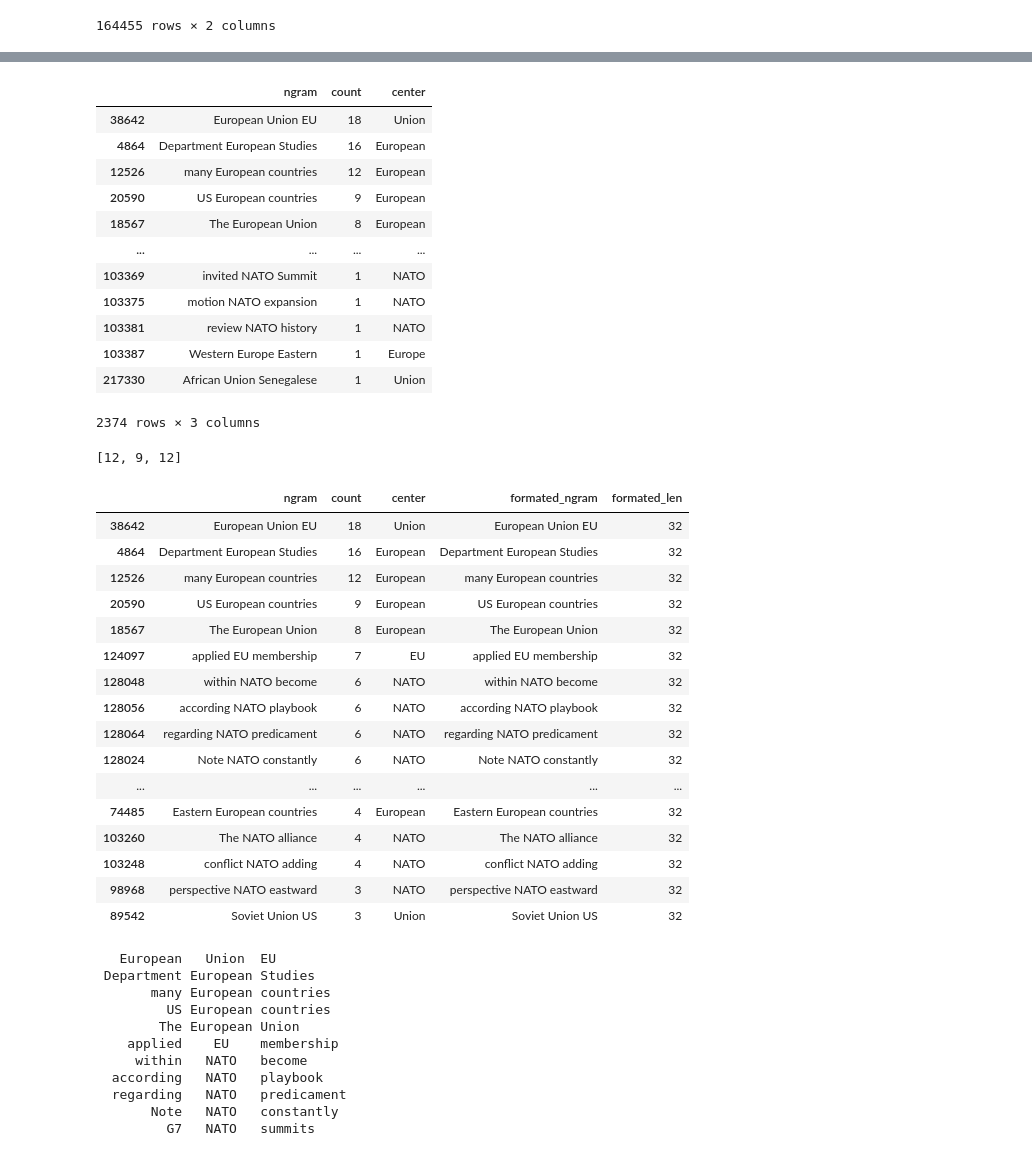
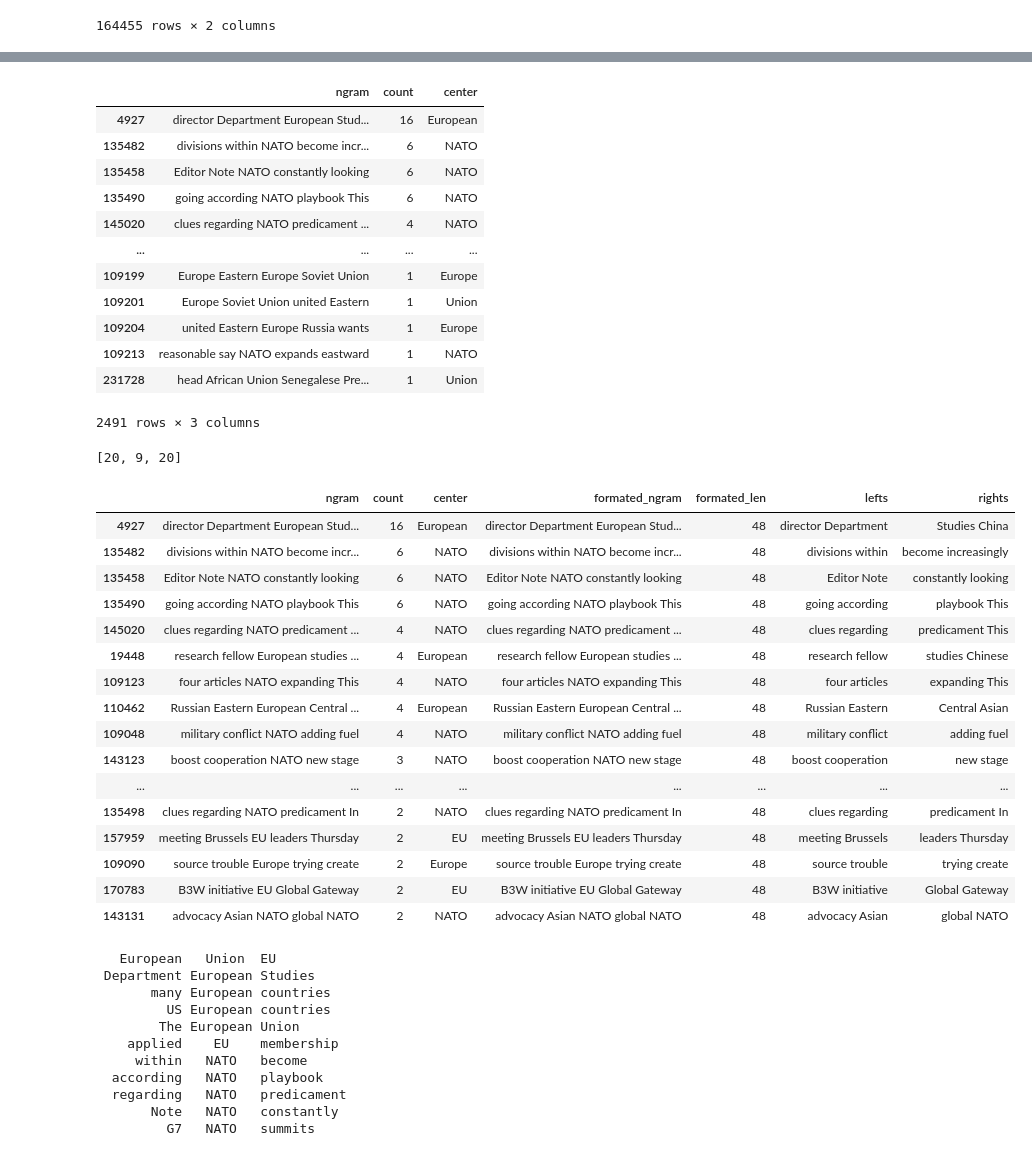
Before and after one commit to szuvarska/BScThesis-TextMiningForPoliticalScience, a Jupyter notebook: NGrams/sample.ipynb, the cells around one changed output, grey strips where cells are left out. Saved outputs shown, nothing was run; the diff lists cells and outputs as text; code cells hidden in the pictures.

Commit message:
add left and right to concordance df

```diff
--- a/NGrams/sample.ipynb
+++ b/NGrams/sample.ipynb
@@ -89,7 +89,7 @@ ngrams_df[ngrams_df['ngram'].str.contains('NATO')]
 # %%
 #ngrams with count
 from nltk import ngrams
-n = 3
+n = 5
 ngrams_list = []
 for i in range(len(df)):
     ngrams_i = ngrams(df['tokenized'][i], n)
@@ -109,18 +109,18 @@ ngrams_df_plot = ngrams_df[ngrams_df['center'].isin(filter)]
 ngrams_df_plot.sort_values(by='count', ascending=False)
 # %% [output]
 |  | ngram | count | center |
-| 38642 | European Union EU | 18 | Union |
-| 4864 | Department European Studies | 16 | European |
-| 12526 | many European countries | 12 | European |
-| 20590 | US European countries | 9 | European |
-| 18567 | The European Union | 8 | European |
+| 4927 | director Department European Stud... | 16 | European |
+| 135482 | divisions within NATO become incr... | 6 | NATO |
+| 135458 | Editor Note NATO constantly looking | 6 | NATO |
+| 135490 | going according NATO playbook This | 6 | NATO |
+| 145020 | clues regarding NATO predicament ... | 4 | NATO |
 | ... | ... | ... | ... |
-| 103369 | invited NATO Summit | 1 | NATO |
-| 103375 | motion NATO expansion | 1 | NATO |
-| 103381 | review NATO history | 1 | NATO |
-| 103387 | Western Europe Eastern | 1 | Europe |
-| 217330 | African Union Senegalese | 1 | Union |
+| 109199 | Europe Eastern Europe Soviet Union | 1 | Europe |
+| 109201 | Europe Soviet Union united Eastern | 1 | Union |
+| 109204 | united Eastern Europe Russia wants | 1 | Europe |
+| 109213 | reasonable say NATO expands eastward | 1 | NATO |
+| 231728 | head African Union Senegalese Pre... | 1 | Union |
-2374 rows × 3 columns
+2491 rows × 3 columns
 # %%
 ngrams_df_table = ngrams_df_plot.sort_values(by='count', ascending=False).head(20)
 max_words_len = [0, 0, 0]
@@ -145,51 +145,54 @@ for i in range(len(ngrams_df_table)):
     while j < len(words):
         words_len[2] += len(words[j]) + 1
         right += words[j] + ' '
         j += 1
     right = right[:-1]
     #print(right)
     for j in range(3):
         if words_len[j] > max_words_len[j]:
             max_words_len[j] = words_len[j]
 
     lefts.append(left)
     centers.append(center)
     rights.append(right)
 
 print(max_words_len)
 formated_ngrams = []
 formeted_len = []
 for i in range(len(ngrams_df_table)):
     formated_ngram = ''
     formated_ngram += lefts[i].rjust(max_words_len[0], " ")
     formated_ngram += centers[i].center(max_words_len[1], " ")
     formated_ngram += rights[i].ljust(max_words_len[2]-1, " ")
     #print(formated_ngram)
     formated_ngrams.append(formated_ngram)
     formeted_len.append(len(formated_ngram))
 
 ngrams_df_table['formated_ngram'] = formated_ngrams
 ngrams_df_table['formated_len'] = formeted_len
+ngrams_df_table['lefts'] = lefts
+ngrams_df_table['rights'] = rights
+
 ngrams_df_table
 # %% [output]
-[12, 9, 12]
+[20, 9, 20]
-|  | ngram | count | center | formated_ngram | formated_len |
-| 38642 | European Union EU | 18 | Union | European Union EU | 32 |
-| 4864 | Department European Studies | 16 | European | Department European Studies | 32 |
-| 12526 | many European countries | 12 | European | many European countries | 32 |
-| 20590 | US European countries | 9 | European | US European countries | 32 |
-| 18567 | The European Union | 8 | European | The European Union | 32 |
-| 124097 | applied EU membership | 7 | EU | applied EU membership | 32 |
-| 128048 | within NATO become | 6 | NATO | within NATO become | 32 |
-| 128056 | according NATO playbook | 6 | NATO | according NATO playbook | 32 |
-| 128064 | regarding NATO predicament | 6 | NATO | regarding NATO predicament | 32 |
-| 128024 | Note NATO constantly | 6 | NATO | Note NATO constantly | 32 |
-| ... | ... | ... | ... | ... | ... |
-| 74485 | Eastern European countries | 4 | European | Eastern European countries | 32 |
-| 103260 | The NATO alliance | 4 | NATO | The NATO alliance | 32 |
-| 103248 | conflict NATO adding | 4 | NATO | conflict NATO adding | 32 |
-| 98968 | perspective NATO eastward | 3 | NATO | perspective NATO eastward | 32 |
-| 89542 | Soviet Union US | 3 | Union | Soviet Union US | 32 |
+|  | ngram | count | center | formated_ngram | formated_len | lefts | rights |
+| 4927 | director Department European Stud... | 16 | European | director Department European Stud... | 48 | director Department | Studies China |
+| 135482 | divisions within NATO become incr... | 6 | NATO | divisions within NATO become incr... | 48 | divisions within | become increasingly |
+| 135458 | Editor Note NATO constantly looking | 6 | NATO | Editor Note NATO constantly looking | 48 | Editor Note | constantly looking |
+| 135490 | going according NATO playbook This | 6 | NATO | going according NATO playbook This | 48 | going according | playbook This |
+| 145020 | clues regarding NATO predicament ... | 4 | NATO | clues regarding NATO predicament ... | 48 | clues regarding | predicament This |
+| 19448 | research fellow European studies ... | 4 | European | research fellow European studies ... | 48 | research fellow | studies Chinese |
+| 109123 | four articles NATO expanding This | 4 | NATO | four articles NATO expanding This | 48 | four articles | expanding This |
+| 110462 | Russian Eastern European Central ... | 4 | European | Russian Eastern European Central ... | 48 | Russian Eastern | Central Asian |
+| 109048 | military conflict NATO adding fuel | 4 | NATO | military conflict NATO adding fuel | 48 | military conflict | adding fuel |
+| 143123 | boost cooperation NATO new stage | 3 | NATO | boost cooperation NATO new stage | 48 | boost cooperation | new stage |
+| ... | ... | ... | ... | ... | ... | ... | ... |
+| 135498 | clues regarding NATO predicament In | 2 | NATO | clues regarding NATO predicament In | 48 | clues regarding | predicament In |
+| 157959 | meeting Brussels EU leaders Thursday | 2 | EU | meeting Brussels EU leaders Thursday | 48 | meeting Brussels | leaders Thursday |
+| 109090 | source trouble Europe trying create | 2 | Europe | source trouble Europe trying create | 48 | source trouble | trying create |
+| 170783 | B3W initiative EU Global Gateway | 2 | EU | B3W initiative EU Global Gateway | 48 | B3W initiative | Global Gateway |
+| 143131 | advocacy Asian NATO global NATO | 2 | NATO | advocacy Asian NATO global NATO | 48 | advocacy Asian | global NATO |
 # %%
 for i in range(len(ngrams_df_table)):
     print(ngrams_df_table['formated_ngram'].iloc[i])
```
Also changed, not shown: parts of 7 cells of this notebook, 1 other file.
